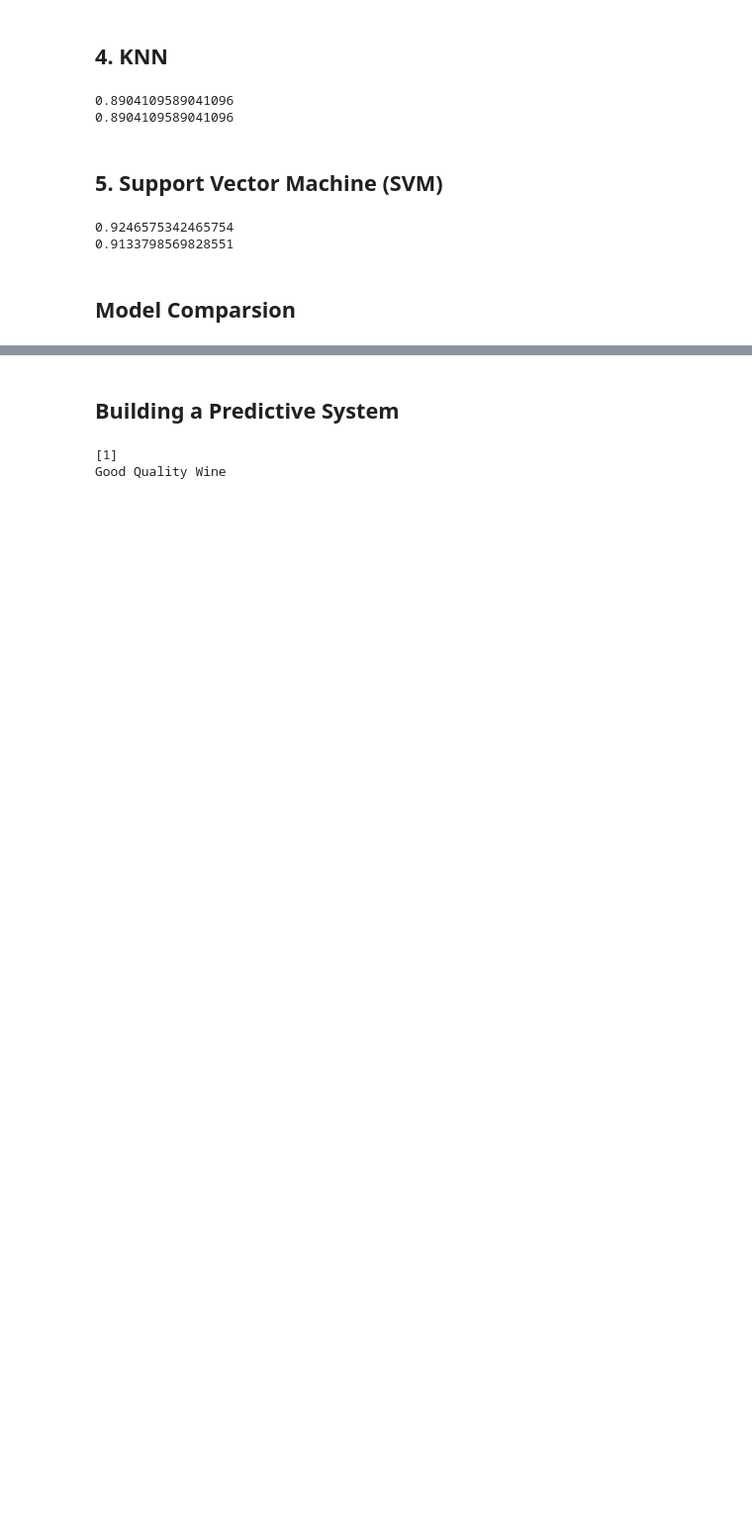
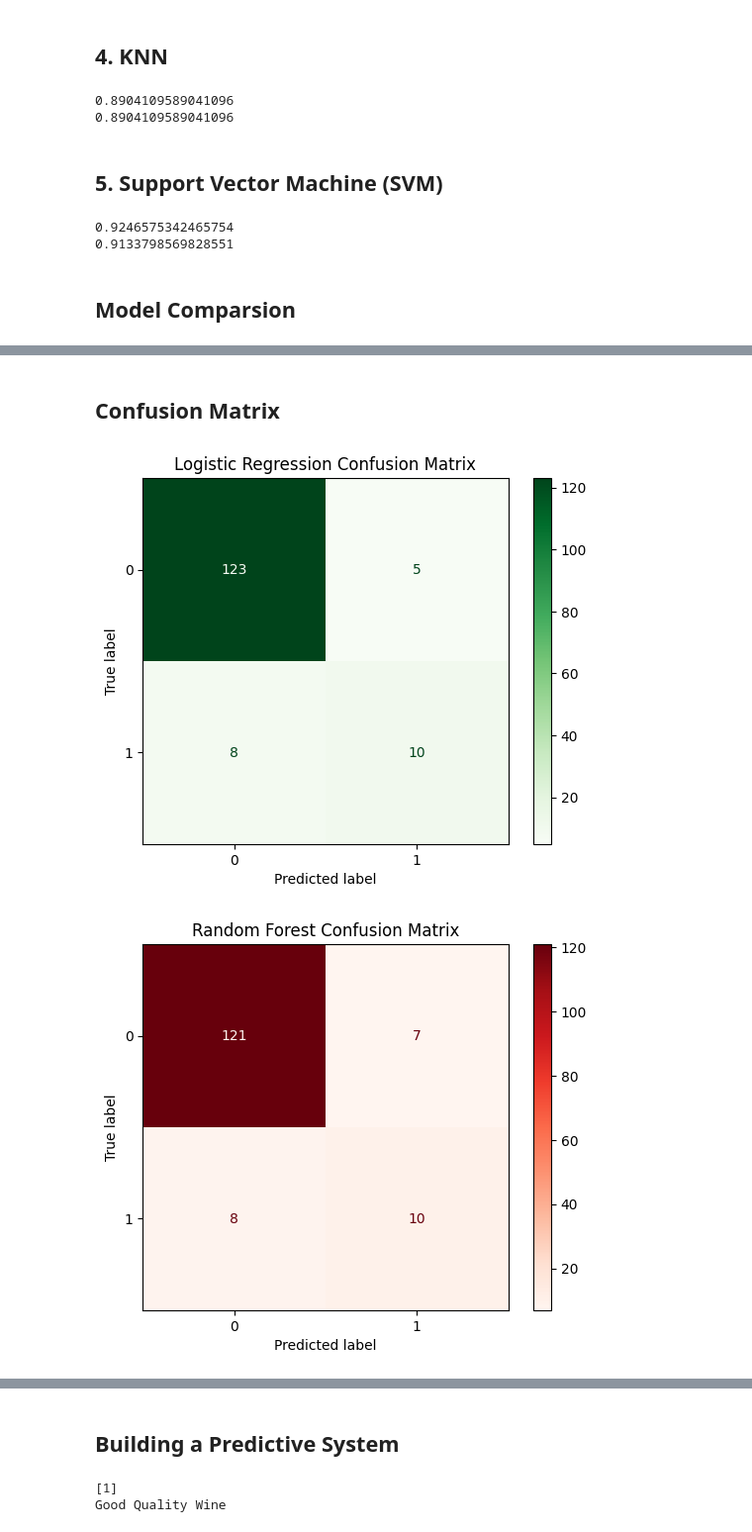
Before and after one commit to Himanshuu002/Wine-Quality-Prediction, a Jupyter notebook: Wine_quality_prediction_.ipynb, the cells around one changed output, grey strips where cells are left out. Shown: that part at 99% size. Cells and saved outputs as stored; diff of their text form; code cells hidden in the pictures; blank space fills up the shorter version.

```diff
--- a/Wine_quality_prediction_.ipynb
+++ b/Wine_quality_prediction_.ipynb
@@ -351,0 +375,45 @@ df1.style.background_gradient(cmap='Reds')
+# %% [markdown]
+## Confusion Matrix
+# %%
+import matplotlib.pyplot as plt
+from sklearn.metrics import confusion_matrix, ConfusionMatrixDisplay
+
+
+
+# Logistic Regression Confusion Matrix
+cm1 = confusion_matrix(y_test, y1)
+disp1 = ConfusionMatrixDisplay(confusion_matrix=cm1)
+disp1.plot(cmap='Greens')  # Changed color map to 'Greens'
+plt.title('Logistic Regression Confusion Matrix')
+plt.show()
+
+# Random Forest Confusion Matrix
+cm2 = confusion_matrix(y_test, y2)
+disp2 = ConfusionMatrixDisplay(confusion_matrix=cm2)
+disp2.plot(cmap='Reds')  # Changed color map to 'Reds'
+plt.title('Random Forest Confusion Matrix')
+plt.show()
+
+# Decision Tree Confusion Matrix
+cm3 = confusion_matrix(y_test, y3)
+disp3 = ConfusionMatrixDisplay(confusion_matrix=cm3)
+disp3.plot(cmap='Blues')  # Changed color map to 'Blues'
+plt.title('Decision Tree Confusion Matrix')
+plt.show()
+
+# KNN Confusion Matrix
+cm4 = confusion_matrix(y_test, y4)
+disp4 = ConfusionMatrixDisplay(confusion_matrix=cm4)
+disp4.plot(cmap='Oranges')  # Changed color map to 'Oranges'
+plt.title('KNN Confusion Matrix')
+plt.show()
+
+# SVM Confusion Matrix
+cm5 = confusion_matrix(y_test, y5)
+disp5 = ConfusionMatrixDisplay(confusion_matrix=cm5)
+disp5.plot(cmap='Purples')  # Changed color map to 'Purples'
+plt.title('SVM Confusion Matrix')
+plt.show()
+# %% [output]
+[figure, added]
+[figure, added]
```
Also changed, not shown: parts of 15 cells of this notebook.
